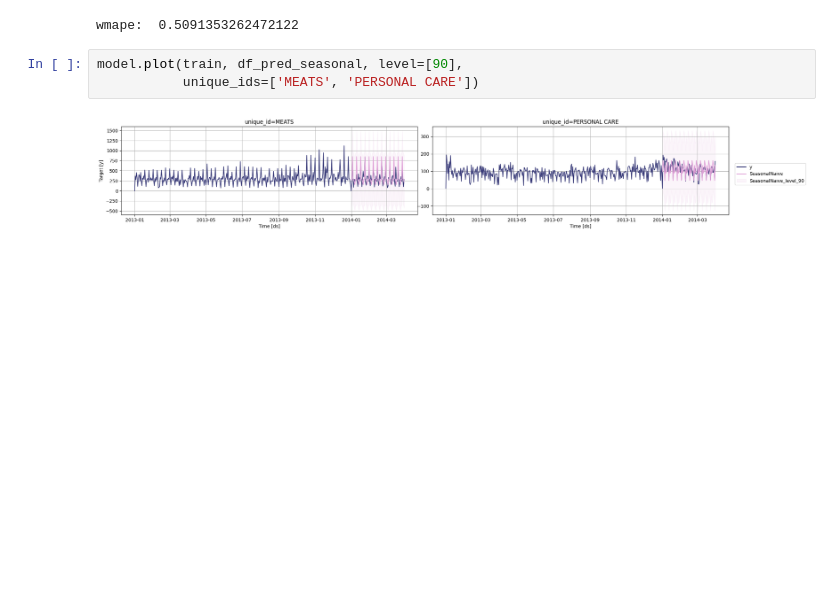
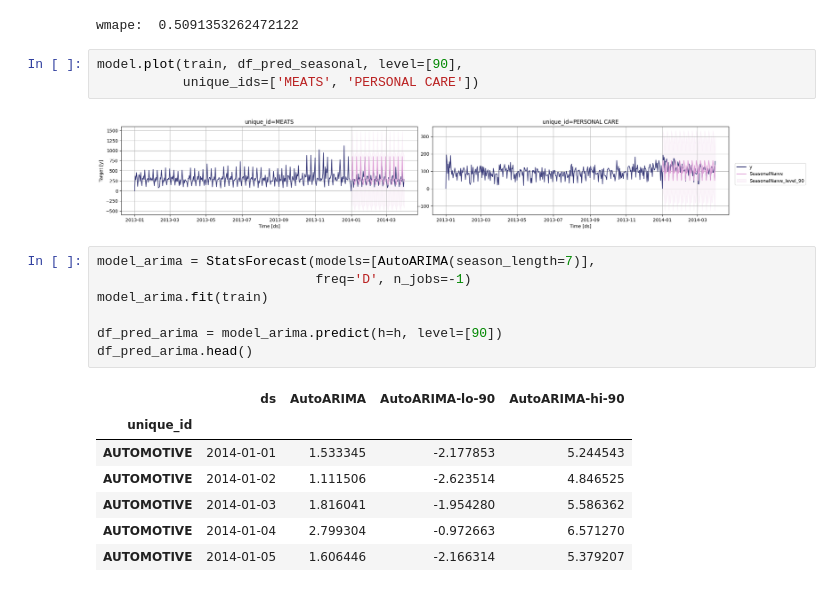
Before and after one commit to edupmon/fiap, a Jupyter notebook: pos-tech/data-analytics/fase-2/03-analise-de-series-temporais/aula-5/aula-5.ipynb, the cells around one changed output. Drawn from its saved outputs; the diff is of its cells as text; blank space fills up the shorter version.

```diff
--- a/pos-tech/data-analytics/fase-2/03-analise-de-series-temporais/aula-5/aula-5.ipynb
+++ b/pos-tech/data-analytics/fase-2/03-analise-de-series-temporais/aula-5/aula-5.ipynb
@@ -110,3 +110,18 @@ model.plot(train, df_pred_seasonal, level=[90],
            unique_ids=['MEATS', 'PERSONAL CARE'])
 # %% [output]
 [figure]
+# %%
+model_arima = StatsForecast(models=[AutoARIMA(season_length=7)],
+                            freq='D', n_jobs=-1)
+model_arima.fit(train)
+
+df_pred_arima = model_arima.predict(h=h, level=[90])
+df_pred_arima.head()
+# %% [output]
+|  | ds | AutoARIMA | AutoARIMA-lo-90 | AutoARIMA-hi-90 |
+| unique_id |  |  |  |  |
+| AUTOMOTIVE | 2014-01-01 | 1.533345 | -2.177853 | 5.244543 |
+| AUTOMOTIVE | 2014-01-02 | 1.111506 | -2.623514 | 4.846525 |
+| AUTOMOTIVE | 2014-01-03 | 1.816041 | -1.954280 | 5.586362 |
+| AUTOMOTIVE | 2014-01-04 | 2.799304 | -0.972663 | 6.571270 |
+| AUTOMOTIVE | 2014-01-05 | 1.606446 | -2.166314 | 5.379207 |
```
Also changed, not shown: parts of 4 cells of this notebook.
